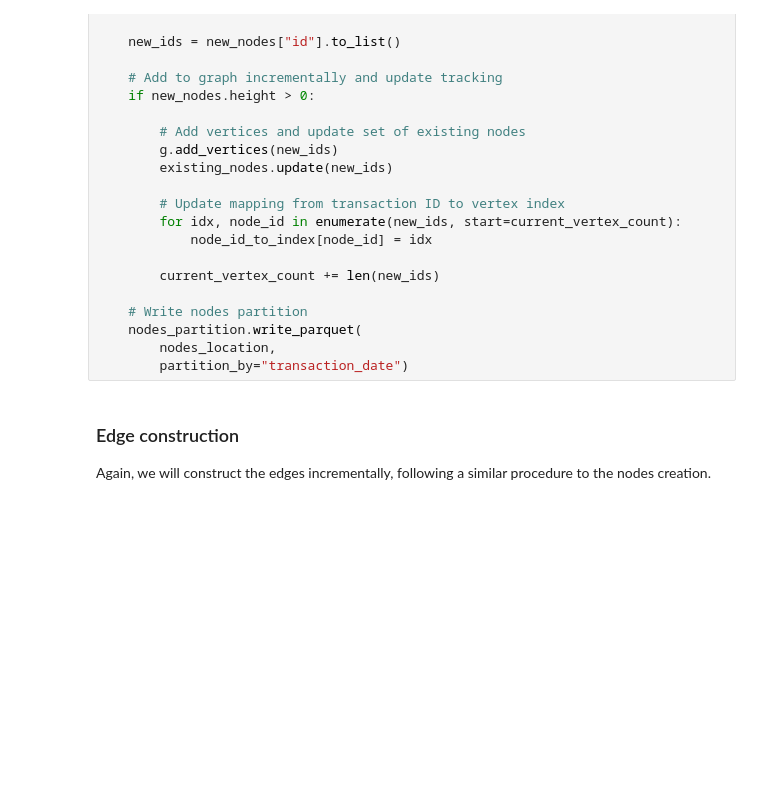
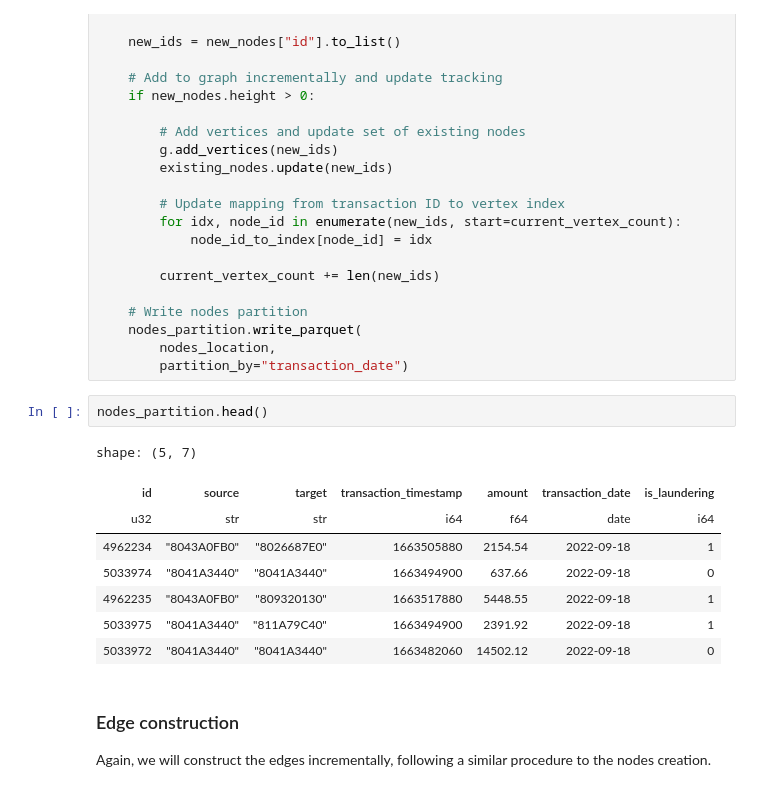
Before and after one commit to pablo-fdz/networks_final_project, a Jupyter notebook: fastman_pablo_blanca.ipynb, the cells around one changed output. Cells and saved outputs as stored; diff of their text form; blank space fills up the shorter version.

```diff
--- a/fastman_pablo_blanca.ipynb
+++ b/fastman_pablo_blanca.ipynb
@@ -375,6 +378,17 @@ for join_partition in join_partitions:
     nodes_partition.write_parquet(
         nodes_location,
         partition_by="transaction_date")
+# %%
+nodes_partition.head()
+# %% [output]
+shape: (5, 7)
+| id | source | target | transaction_timestamp | amount | transaction_date | is_laundering |
+| u32 | str | str | i64 | f64 | date | i64 |
+| 4962234 | "8043A0FB0" | "8026687E0" | 1663505880 | 2154.54 | 2022-09-18 | 1 |
+| 5033974 | "8041A3440" | "8041A3440" | 1663494900 | 637.66 | 2022-09-18 | 0 |
+| 4962235 | "8043A0FB0" | "809320130" | 1663517880 | 5448.55 | 2022-09-18 | 1 |
+| 5033975 | "8041A3440" | "811A79C40" | 1663494900 | 2391.92 | 2022-09-18 | 1 |
+| 5033972 | "8041A3440" | "8041A3440" | 1663482060 | 14502.12 | 2022-09-18 | 0 |
 # %% [markdown]
 ### Edge construction
 
```
Also changed, not shown: parts of 10 cells of this notebook, 1 other file.
